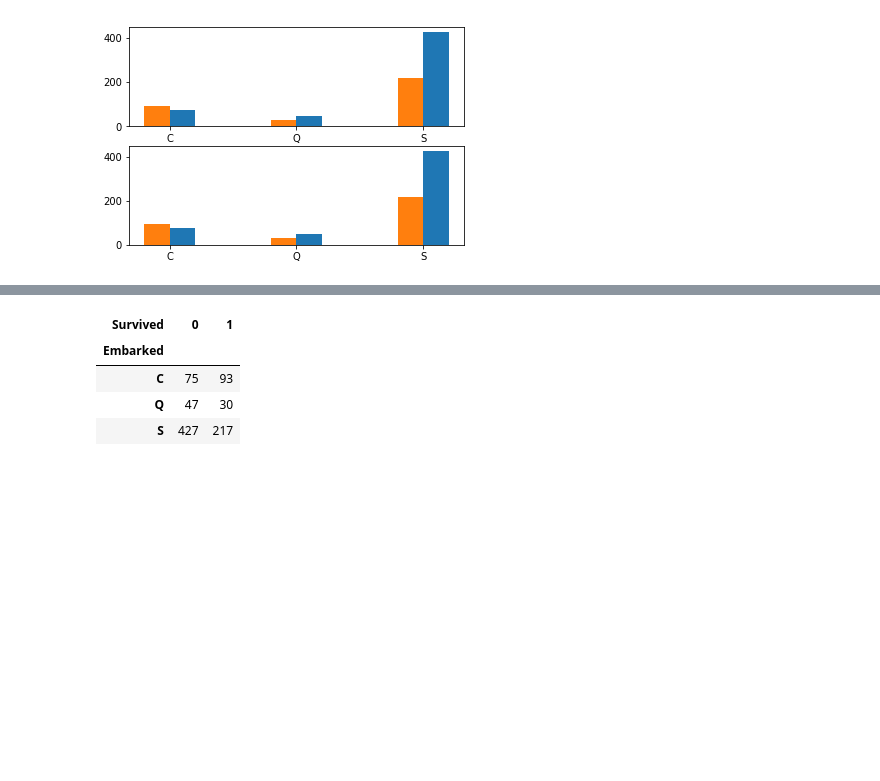
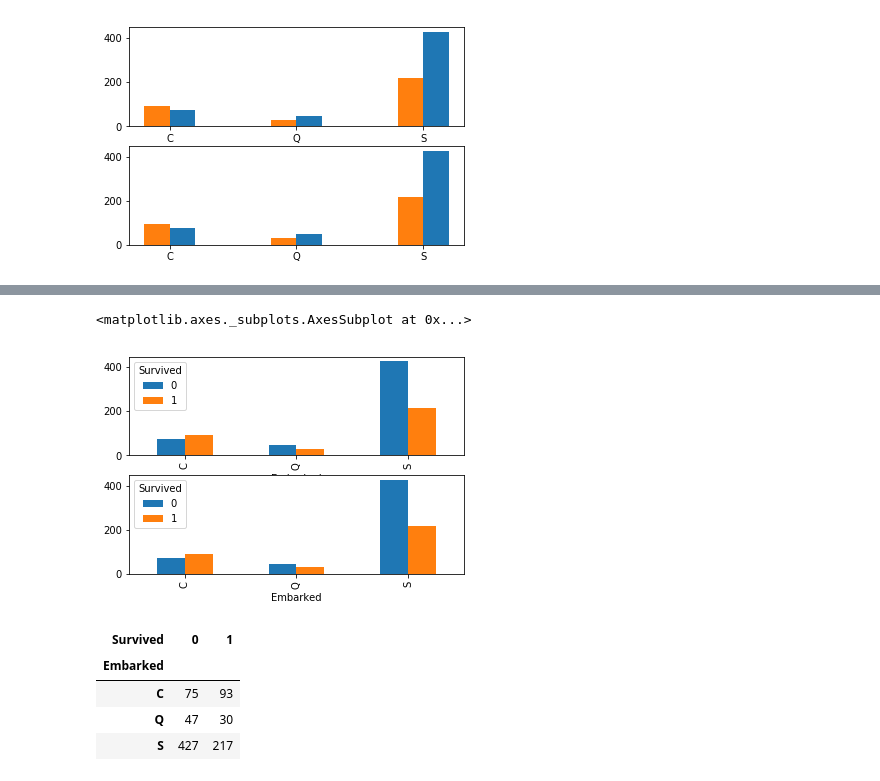
Before and after one commit to sunzhicheng369/titan, a Jupyter notebook: titan.ipynb, the cells around one changed output, grey strips where cells are left out. Cells and saved outputs as stored; diff of their text form; code cells hidden in the pictures; blank space fills up the shorter version.

```diff
--- a/titan.ipynb
+++ b/titan.ipynb
@@ -410,6 +420,14 @@ plt.show()
 [figure]
 [figure]
 [figure]
+# %%
+fig,axs = plt.subplots(2,1)
+emb_s[[0,1]].plot(kind="bar",ax = axs[0])
+emb_s[[0,1]].plot(kind="bar",ax = axs[1])
+# plt.show()
+# %% [output]
+<matplotlib.axes._subplots.AxesSubplot at 0x...>
+[figure, added]
 # %%
 emb_s[[0,1]]
 # %% [output]
```
Also changed, not shown: parts of 48 cells of this notebook, 1 other file.
